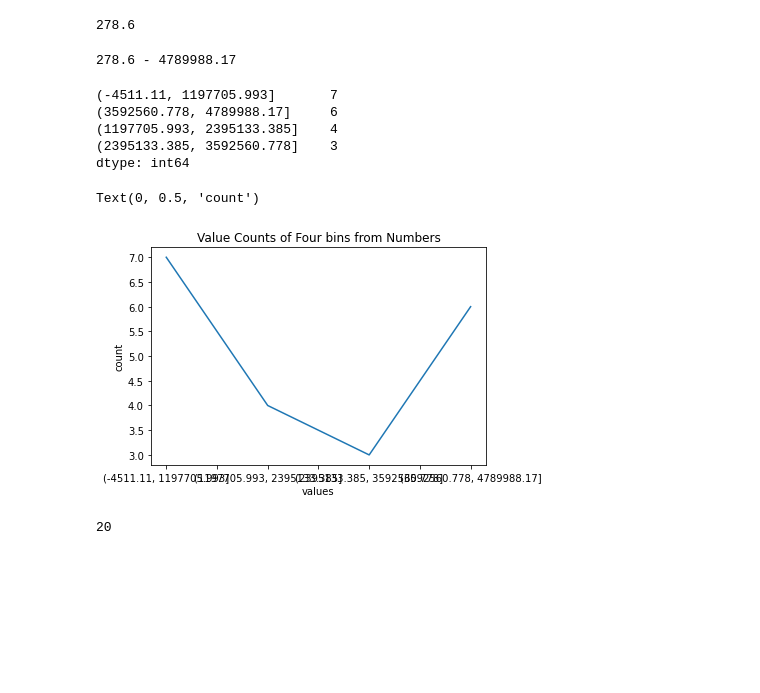
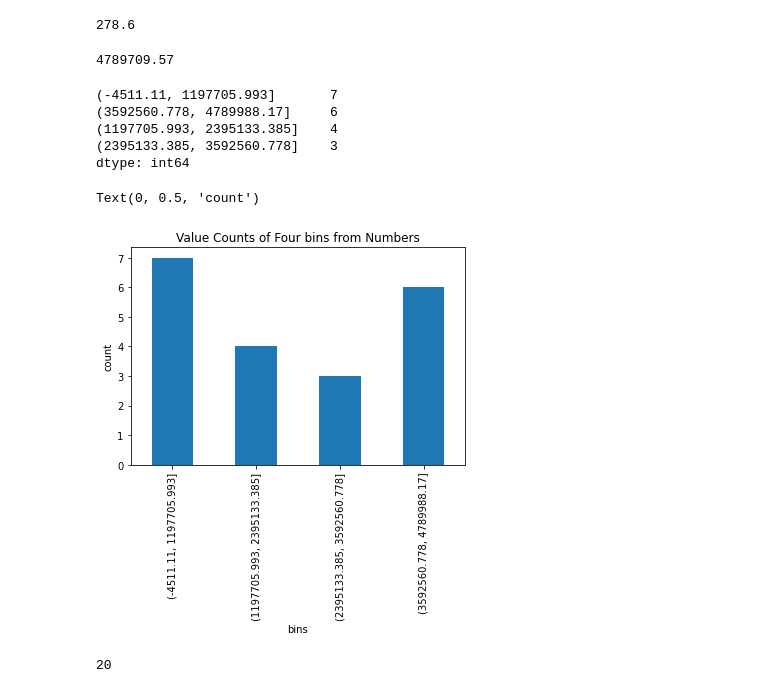
Before and after one commit to DanChurchill/numpy-pandas-visualization-exercises, a Jupyter notebook: pandas_series.ipynb, the cells around one changed output. Saved outputs shown, nothing was run; the diff lists cells and outputs as text; code cells hidden in the pictures; blank space fills up the shorter version.

```diff
--- a/pandas_series.ipynb
+++ b/pandas_series.ipynb
@@ -398,9 +387,9 @@ numbers.min()
 # %%
 #6 What is the range of the values in the Series?
 
-print(numbers.min(), "-", numbers.max())
+print(numbers.max() -  numbers.min())
 # %% [output]
-278.6 - 4789988.17
+4789709.57
 # %%
 #7 Bin the data into 4 equally sized intervals or bins and output how many values fall into each bin.
 
@@ -419,13 +408,13 @@ import matplotlib.pyplot as plt
 
 value_counts = number_bins.value_counts(sort=False)
 # %%
-value_counts.plot()
+value_counts.plot.bar()
 plt.title('Value Counts of Four bins from Numbers')
-plt.xlabel('values')
+plt.xlabel('bins')
 plt.ylabel('count')
 # %% [output]
 Text(0, 0.5, 'count')
-[figure, old version]
+[figure, new version]
 # %%
 # Use pandas to create a Series named exam_scores from the following list:
 
```
Also changed, not shown: parts of 12 cells of this notebook, 1 other file.
